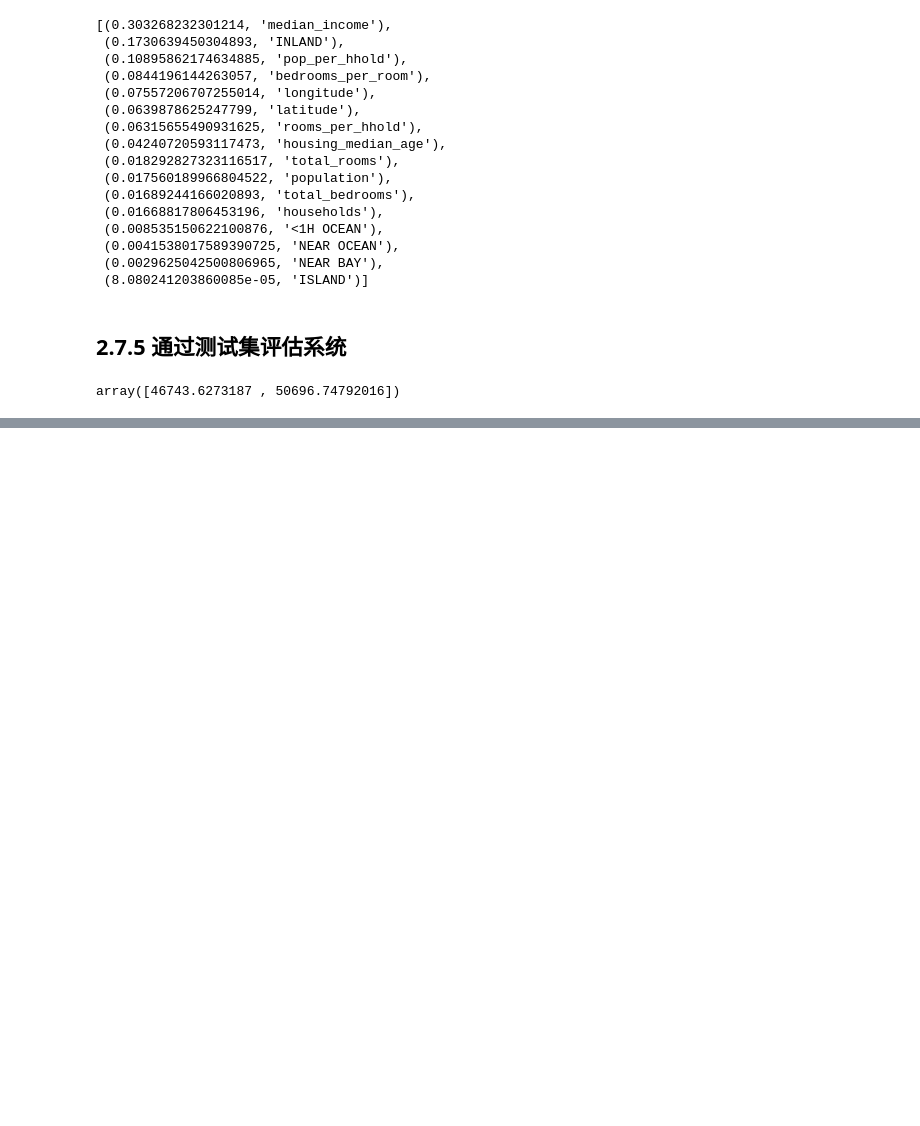
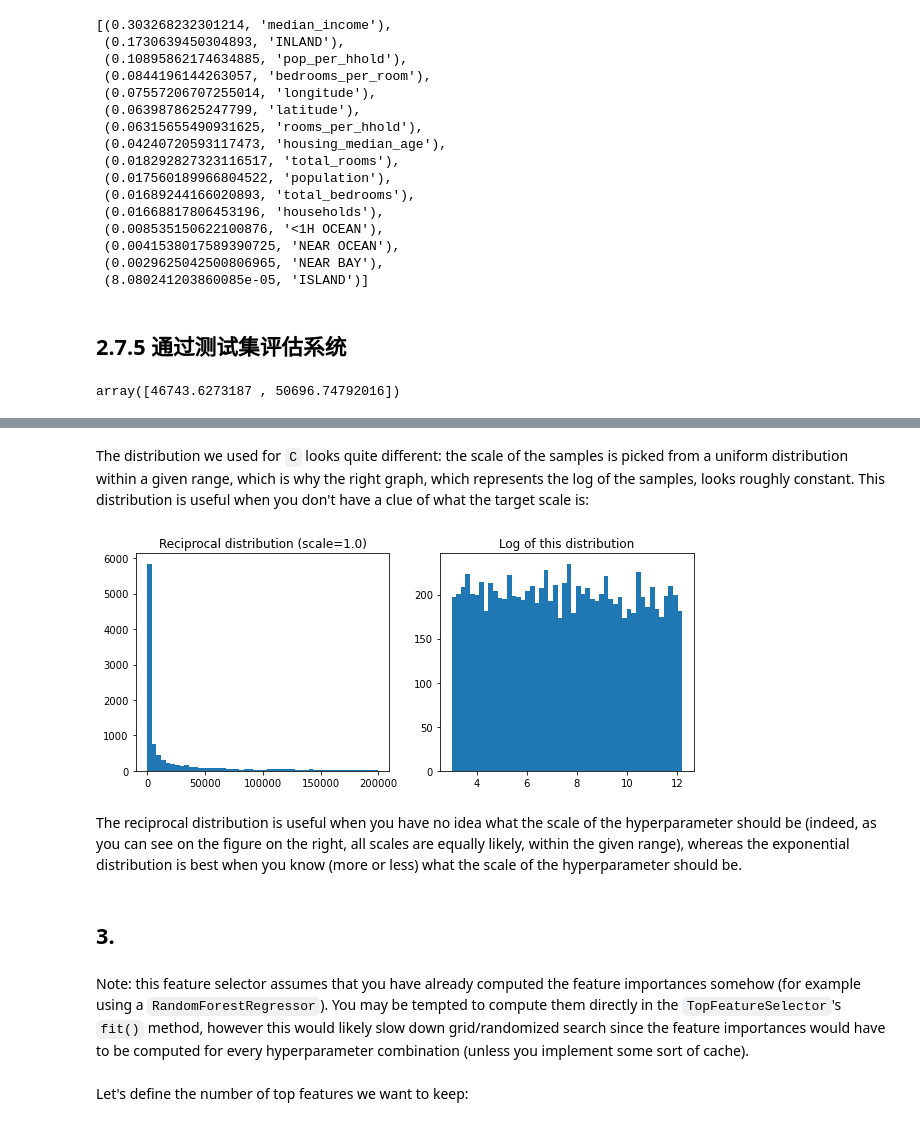
Before and after one commit to Vuean/Hands-On-ML, a Jupyter notebook: Chapter2/02_end_to_end_ML_Project.ipynb, the cells around one changed output, grey strips where cells are left out. Drawn from its saved outputs; the diff is of its cells as text; code cells hidden in the pictures; blank space fills up the shorter version.

```diff
--- a/Chapter2/02_end_to_end_ML_Project.ipynb
+++ b/Chapter2/02_end_to_end_ML_Project.ipynb
@@ -756,0 +952,19 @@ array([46743.6273187 , 50696.74792016])
+# %% [markdown]
+The distribution we used for `C` looks quite different: the scale of the samples is picked from a uniform distribution within a given range, which is why the right graph, which represents the log of the samples, looks roughly constant. This distribution is useful when you don't have a clue of what the target scale is:
+# %%
+reciprocal_distrib = reciprocal(20, 200000)
+samples = reciprocal_distrib.rvs(10000, random_state=42)
+plt.figure(figsize=(10, 4))
+plt.subplot(121)
+plt.title("Reciprocal distribution (scale=1.0)")
+plt.hist(samples, bins=50)
+plt.subplot(122)
+plt.title("Log of this distribution")
+plt.hist(np.log(samples), bins=50)
+plt.show()
+# %% [output]
+[figure, added]
+# %% [markdown]
+The reciprocal distribution is useful when you have no idea what the scale of the hyperparameter should be (indeed, as you can see on the figure on the right, all scales are equally likely, within the given range), whereas the exponential distribution is best when you know (more or less) what the scale of the hyperparameter should be.
+# %% [markdown]
+## 3.
@@ -756,0 +986,4 @@ array([46743.6273187 , 50696.74792016])
+# %% [markdown]
+Note: this feature selector assumes that you have already computed the feature importances somehow (for example using a `RandomForestRegressor`). You may be tempted to compute them directly in the `TopFeatureSelector`'s `fit()` method, however this would likely slow down grid/randomized search since the feature importances would have to be computed for every hyperparameter combination (unless you implement some sort of cache).
+# %% [markdown]
+Let's define the number of top features we want to keep:
```
Also changed, not shown: parts of 50 cells of this notebook, 1 other file.
